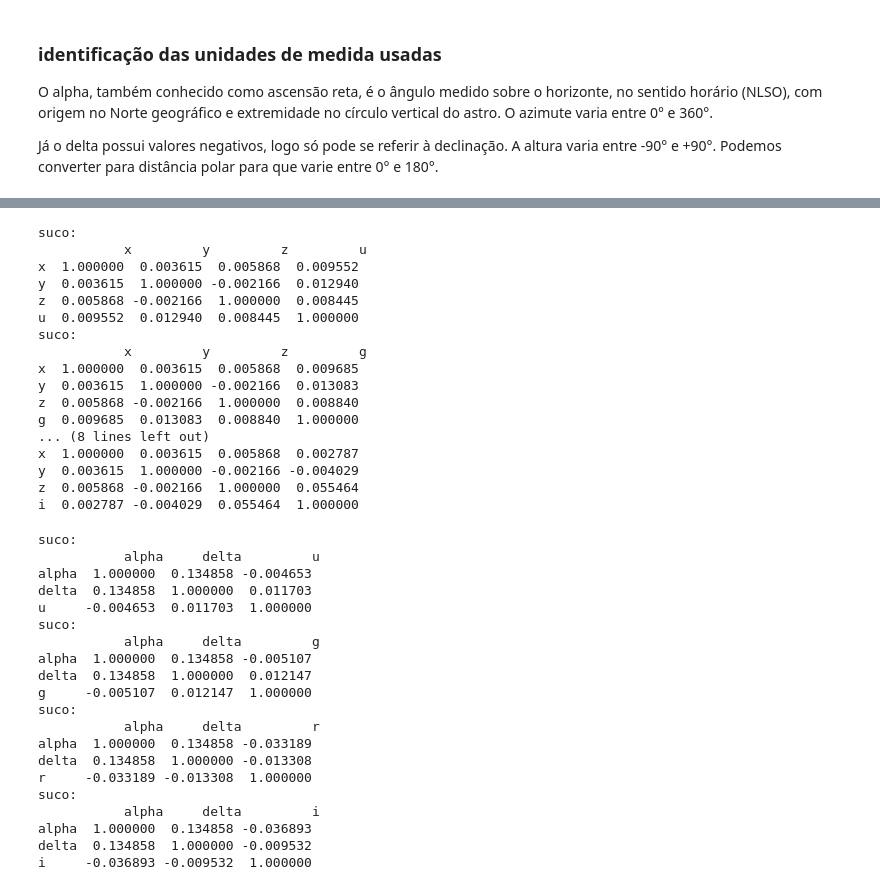
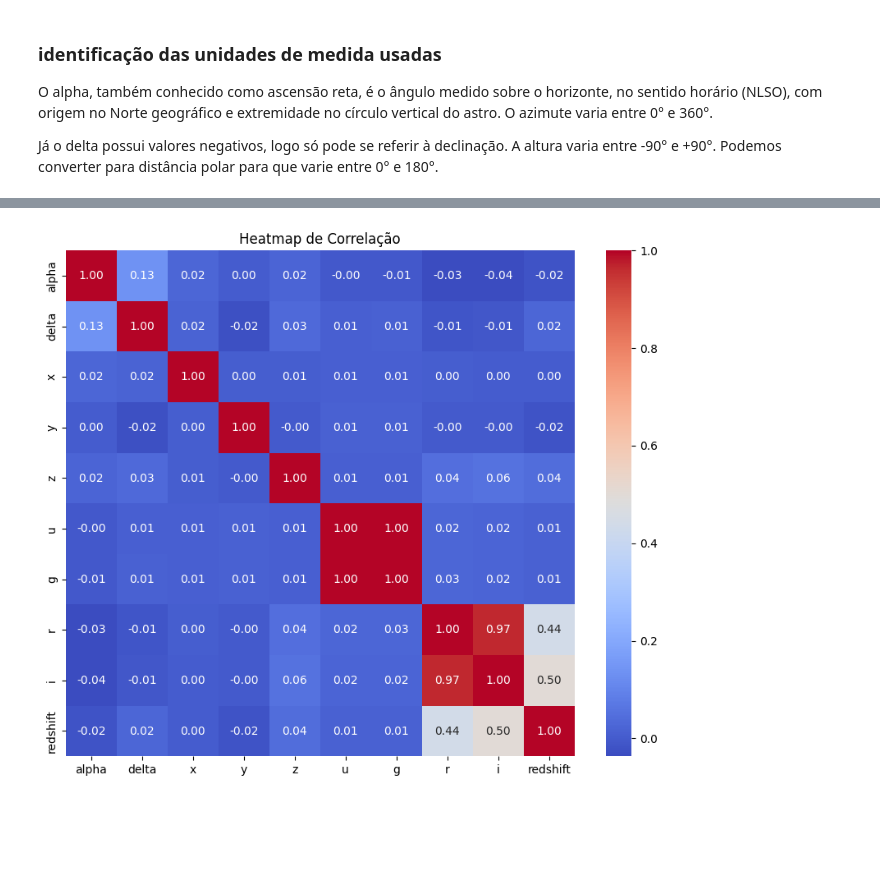
Before and after one commit to felmateos/stellar-classification-SDSS17, a Jupyter notebook: exploratory_analysis/exploratory_analysis_FC.ipynb, the cells around one changed output, grey strips where cells are left out. Drawn from its saved outputs; the diff is of its cells as text; code cells hidden in the pictures; blank space fills up the shorter version.

```diff
--- a/exploratory_analysis/exploratory_analysis_FC.ipynb
+++ b/exploratory_analysis/exploratory_analysis_FC.ipynb
@@ -27,5 +28,4 @@ O alpha, também conhecido como ascensão reta, é o ângulo medido sobre o hori
 
 Já o delta possui valores negativos, logo só pode se referir à declinação. A altura varia entre -90° e +90°. Podemos converter para distância polar para que varie entre 0° e 180°.
 # %%
-coord_cols = ['alpha', 'delta']
-light_cols = ['u', 'g', 'r', 'i']
+X = df[['alpha', 'delta', 'x','y','z', 'u', 'g', 'r', 'i', 'redshift']]
@@ -70,49 +32,9 @@ df[['x','y','z']] = coord[['x','y','z']]
-# %%
-for c in light_cols:
-    correlation_matrix = df[['x', 'y', 'z', c]].corr()
-
-    print('suco: \n', correlation_matrix)
-# %% [output]
-suco:
-           x         y         z         u
-x  1.000000  0.003615  0.005868  0.009552
-y  0.003615  1.000000 -0.002166  0.012940
-z  0.005868 -0.002166  1.000000  0.008445
-u  0.009552  0.012940  0.008445  1.000000
-suco:
-           x         y         z         g
-x  1.000000  0.003615  0.005868  0.009685
-y  0.003615  1.000000 -0.002166  0.013083
-z  0.005868 -0.002166  1.000000  0.008840
-g  0.009685  0.013083  0.008840  1.000000
-... (8 lines left out)
-x  1.000000  0.003615  0.005868  0.002787
-y  0.003615  1.000000 -0.002166 -0.004029
-z  0.005868 -0.002166  1.000000  0.055464
-i  0.002787 -0.004029  0.055464  1.000000
-# %%
-for c in light_cols:
-    correlation_matrix = df[['alpha', 'delta', c]].corr()
-
-    print('suco: \n', correlation_matrix)
-# %% [output]
-suco:
-           alpha     delta         u
-alpha  1.000000  0.134858 -0.004653
-delta  0.134858  1.000000  0.011703
-u     -0.004653  0.011703  1.000000
-suco:
-           alpha     delta         g
-alpha  1.000000  0.134858 -0.005107
-delta  0.134858  1.000000  0.012147
-g     -0.005107  0.012147  1.000000
-suco:
-           alpha     delta         r
-alpha  1.000000  0.134858 -0.033189
-delta  0.134858  1.000000 -0.013308
-r     -0.033189 -0.013308  1.000000
-suco:
-           alpha     delta         i
-alpha  1.000000  0.134858 -0.036893
-delta  0.134858  1.000000 -0.009532
-i     -0.036893 -0.009532  1.000000
+# %%
+pearson_corr = X.corr(method='pearson')
+
+plt.figure(figsize=(10, 8))
+sns.heatmap(pearson_corr, annot=True, cmap='coolwarm', fmt=".2f")
+plt.title('Heatmap de Correlação')
+plt.show()
+# %% [output]
+[figure, added]
```
Also changed, not shown: parts of 10 cells of this notebook, 2 other files.
